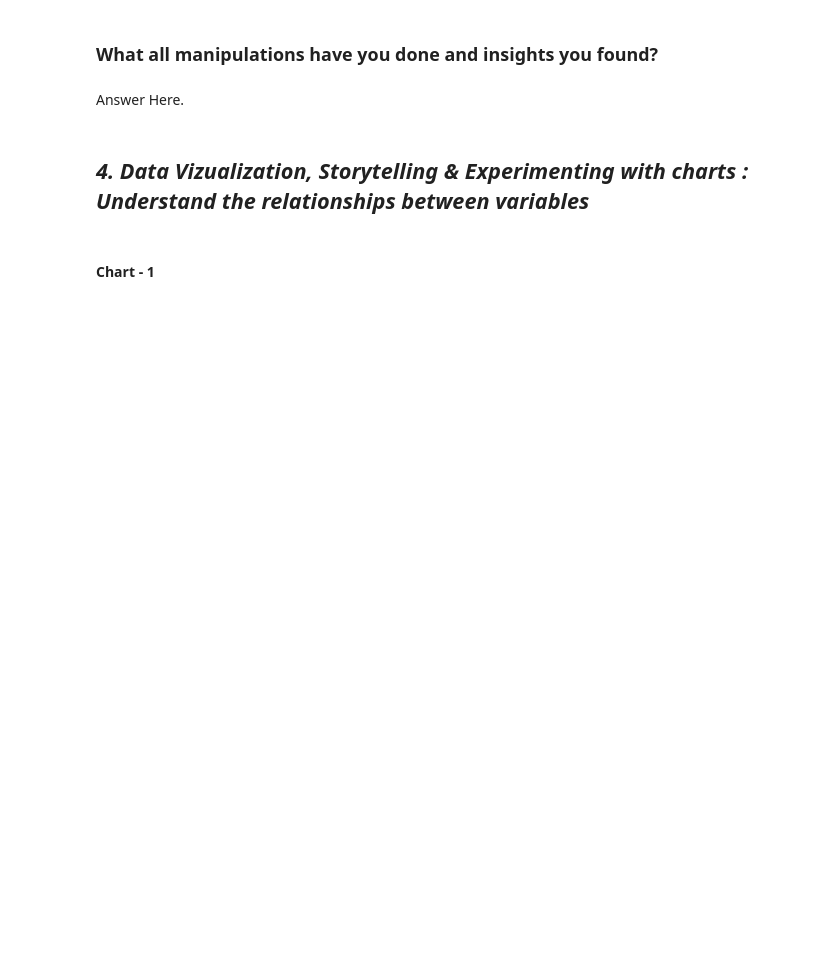
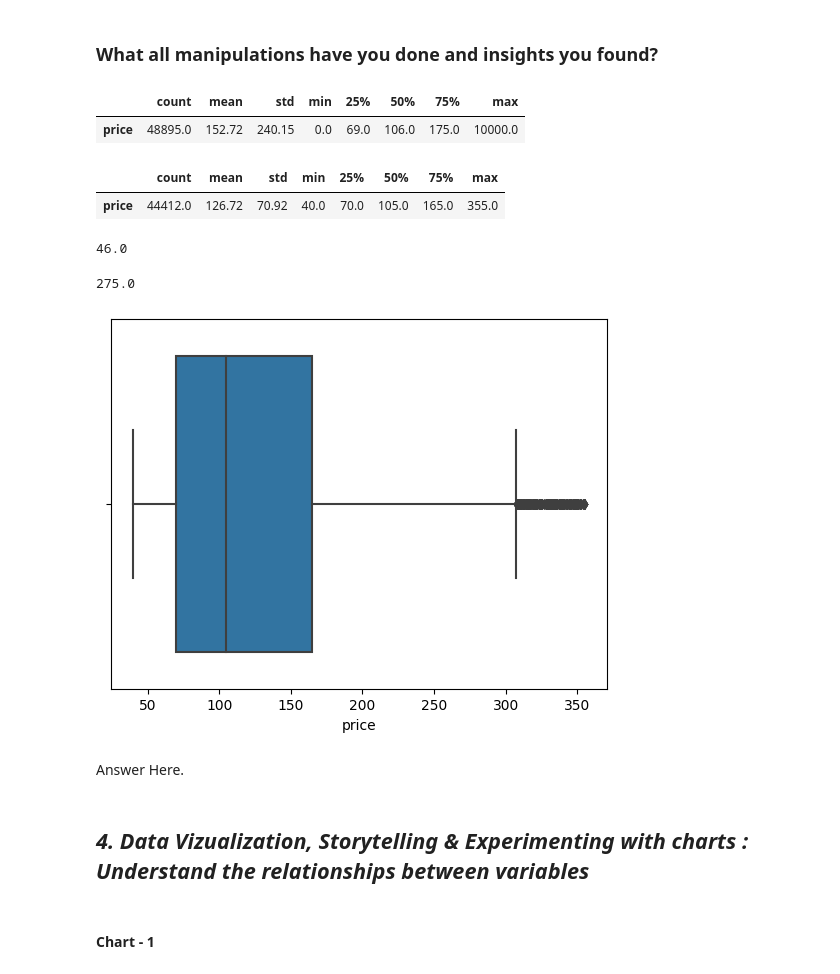
Before and after one commit to I-AM-PRASHANT-VERMA/Almabetter-Capstone-Project-AirBnb-Bookings-Exploratory-Data-Analysis, a Jupyter notebook: My_Airbnb_EDA_capstone_project.ipynb, the cells around one changed output. Saved outputs shown, nothing was run; the diff lists cells and outputs as text; code cells hidden in the pictures; blank space fills up the shorter version.

```diff
--- a/My_Airbnb_EDA_capstone_project.ipynb
+++ b/My_Airbnb_EDA_capstone_project.ipynb
@@ -156,6 +156,11 @@ print('There are', airbnb_df.duplicated().sum(), 'duplicate rows.')
 print('There are', airbnb_df.duplicated('id').sum(), 'duplicate ids.')
 print('There are', airbnb_df.duplicated('host_id').sum(), 'duplicate host ids.')
 print('There are', airbnb_df.duplicated('name').sum(), 'duplicate name of hotel.')
+
+# dropping the duplicates if any
+airbnb_df.duplicated().sum()
+airbnb_df.drop_duplicates(inplace=True)
+airbnb_df.info()
 # %% [output]
 There are 0 duplicate rows.
 There are 0 duplicate ids.
@@ -299,3 +360,6 @@ dtype: int64
 ### Data Wrangling Code
 # %%
 # Write your code to make your dataset analysis ready.
+airbnb_df['reviews_per_month'] = airbnb_df['reviews_per_month'].fillna(0)
+airbnb_df['last_review'] = airbnb_df['last_review'].fillna(0)
+airbnb_df
@@ -301,0 +380,4 @@ dtype: int64
+# %%
+airbnb_df['name'] = airbnb_df['name'].fillna('unknown')
+airbnb_df['host_name'] = airbnb_df['host_name'].fillna('host_unknown')
+airbnb_df
@@ -302,5 +435,35 @@ dtype: int64
 # %% [markdown]
 ### What all manipulations have you done and insights you found?
+# %%
+ airbnb_df[['price']].describe().round(2).T
+# %% [output]
+|  | count | mean | std | min | 25% | 50% | 75% | max |
+| price | 48895.0 | 152.72 | 240.15 | 0.0 | 69.0 | 106.0 | 175.0 | 10000.0 |
+# %%
+# dealing with outliers
+# price should be greater than equal to 5 percentile
+cond1 = (airbnb_df['price']>= airbnb_df['price'].quantile(0.05))
+# price should be less than 95 equal to percentile
+cond2 = (airbnb_df['price']<= airbnb_df['price'].quantile(0.95))
+airbnb_df = airbnb_df[cond1 & cond2]
+# %%
+ airbnb_df[['price']].describe().round(2).T
+# %% [output]
+|  | count | mean | std | min | 25% | 50% | 75% | max |
+| price | 44412.0 | 126.72 | 70.92 | 40.0 | 70.0 | 105.0 | 165.0 | 355.0 |
+# %%
+airbnb_df['price'].quantile(0.05)
+# %% [output]
+46.0
+# %%
+airbnb_df['price'].quantile(0.95)
+# %% [output]
+275.0
+# %%
+sns.boxplot(x="price", data=airbnb_df)
+plt.show()
+# %% [output]
+[figure, added]
 # %% [markdown]
 Answer Here.
 # %% [markdown]
```
Also changed, not shown: parts of 17 cells of this notebook.
